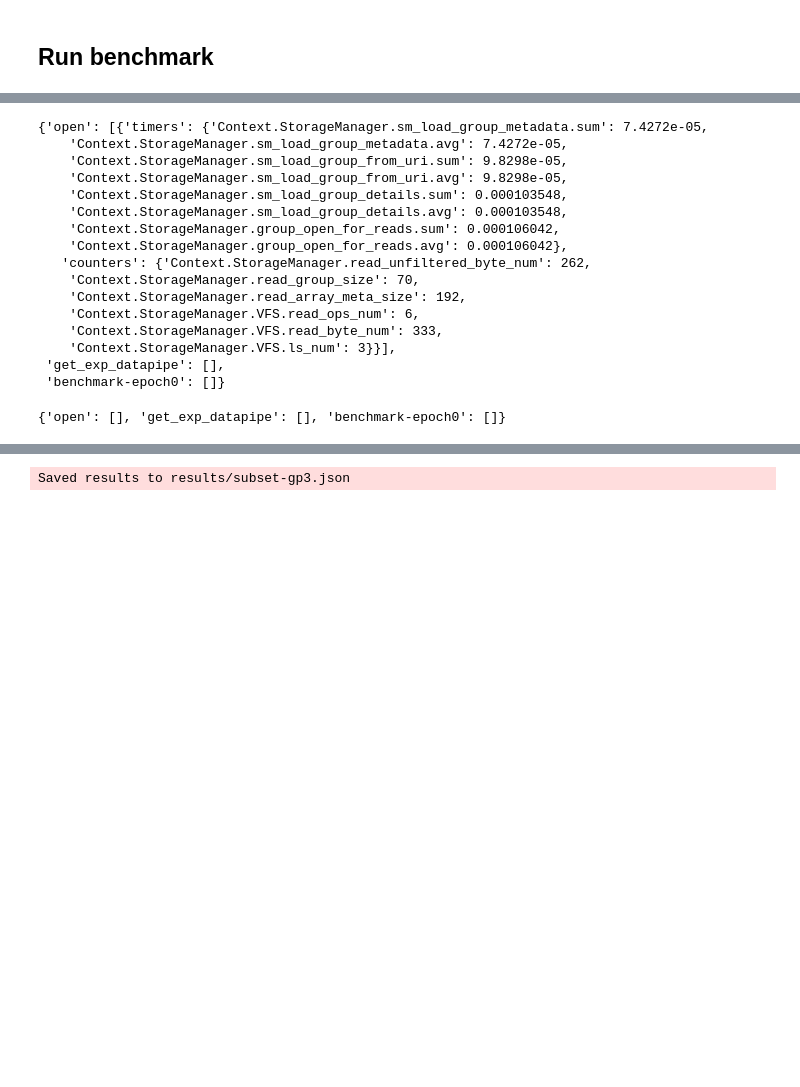
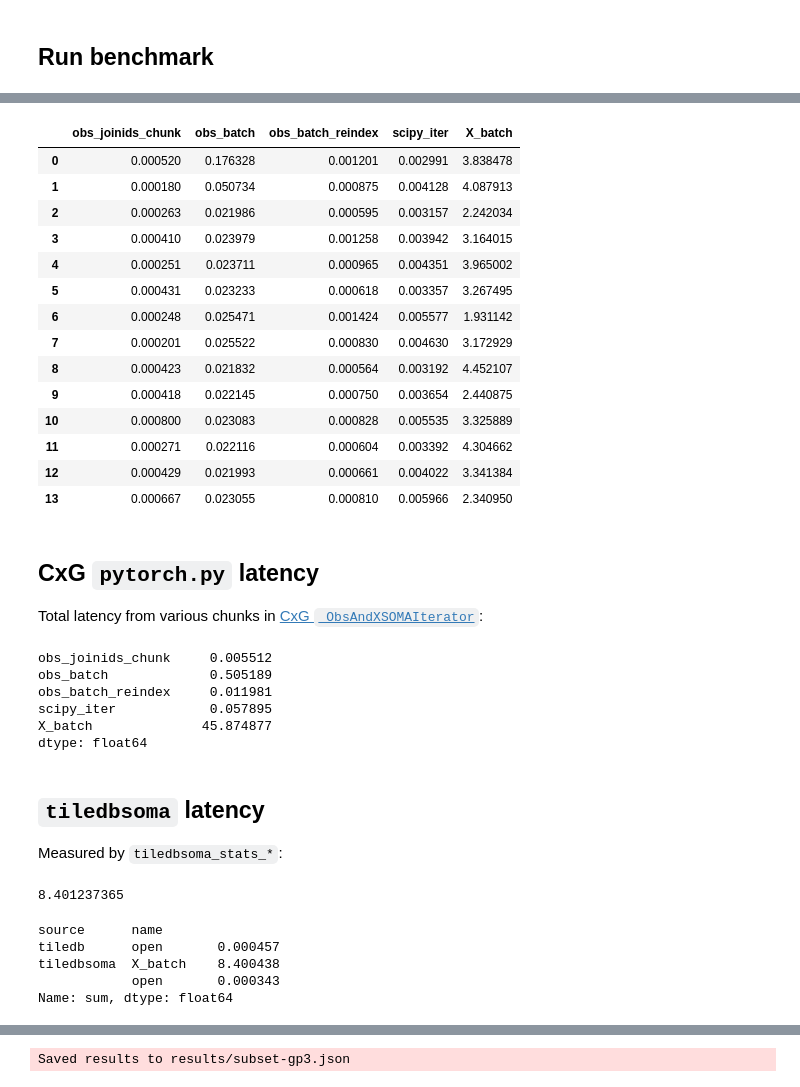
Before and after one commit to TileDB-Inc/arrayloader-benchmarks, a Jupyter notebook: benchmarks/subset-gp3.ipynb, the cells around one changed output, grey strips where cells are left out. Drawn from its saved outputs; the diff is of its cells as text; code cells hidden in the pictures; blank space fills up the shorter version.

```diff
--- a/benchmarks/subset-gp3.ipynb
+++ b/benchmarks/subset-gp3.ipynb
@@ -145,23 +187,48 @@ Wall time: 48.4 s
-# %%
-tdb.stats
-# %% [output]
-{'open': [{'timers': {'Context.StorageManager.sm_load_group_metadata.sum': 7.4272e-05,
-    'Context.StorageManager.sm_load_group_metadata.avg': 7.4272e-05,
-    'Context.StorageManager.sm_load_group_from_uri.sum': 9.8298e-05,
-    'Context.StorageManager.sm_load_group_from_uri.avg': 9.8298e-05,
-    'Context.StorageManager.sm_load_group_details.sum': 0.000103548,
-    'Context.StorageManager.sm_load_group_details.avg': 0.000103548,
-    'Context.StorageManager.group_open_for_reads.sum': 0.000106042,
-    'Context.StorageManager.group_open_for_reads.avg': 0.000106042},
-   'counters': {'Context.StorageManager.read_unfiltered_byte_num': 262,
-    'Context.StorageManager.read_group_size': 70,
-    'Context.StorageManager.read_array_meta_size': 192,
-    'Context.StorageManager.VFS.read_ops_num': 6,
-    'Context.StorageManager.VFS.read_byte_num': 333,
-    'Context.StorageManager.VFS.ls_num': 3}}],
- 'get_exp_datapipe': [],
- 'benchmark-epoch0': []}
-# %%
-tdbs.stats
-# %% [output]
-{'open': [], 'get_exp_datapipe': [], 'benchmark-epoch0': []}
+# %%
+exp_stats = experiment_datapipe.stats()
+checkpoints_df = exp_stats.checkpoints_df()
+checkpoints_df
+# %% [output]
+|  | obs_joinids_chunk | obs_batch | obs_batch_reindex | scipy_iter | X_batch |
+| 0 | 0.000520 | 0.176328 | 0.001201 | 0.002991 | 3.838478 |
+| 1 | 0.000180 | 0.050734 | 0.000875 | 0.004128 | 4.087913 |
+| 2 | 0.000263 | 0.021986 | 0.000595 | 0.003157 | 2.242034 |
+| 3 | 0.000410 | 0.023979 | 0.001258 | 0.003942 | 3.164015 |
+| 4 | 0.000251 | 0.023711 | 0.000965 | 0.004351 | 3.965002 |
+| 5 | 0.000431 | 0.023233 | 0.000618 | 0.003357 | 3.267495 |
+| 6 | 0.000248 | 0.025471 | 0.001424 | 0.005577 | 1.931142 |
+| 7 | 0.000201 | 0.025522 | 0.000830 | 0.004630 | 3.172929 |
+| 8 | 0.000423 | 0.021832 | 0.000564 | 0.003192 | 4.452107 |
+| 9 | 0.000418 | 0.022145 | 0.000750 | 0.003654 | 2.440875 |
+| 10 | 0.000800 | 0.023083 | 0.000828 | 0.005535 | 3.325889 |
+| 11 | 0.000271 | 0.022116 | 0.000604 | 0.003392 | 4.304662 |
+| 12 | 0.000429 | 0.021993 | 0.000661 | 0.004022 | 3.341384 |
+| 13 | 0.000667 | 0.023055 | 0.000810 | 0.005966 | 2.340950 |
+# %% [markdown]
+## CxG `pytorch.py` latency
+Total latency from various chunks in [CxG `_ObsAndXSOMAIterator`](https://github.com/ryan-williams/cellxgene-census/blob/a0fa2449a9f9858edd3befee3c9fb46f84c2cf44/api/python/cellxgene_census/src/cellxgene_census/experimental/ml/pytorch.py#L162-L212):
+# %%
+checkpoints_df.sum()
+# %% [output]
+obs_joinids_chunk     0.005512
+obs_batch             0.505189
+obs_batch_reindex     0.011981
+scipy_iter            0.057895
+X_batch              45.874877
+dtype: float64
+# %% [markdown]
+## `tiledbsoma` latency
+Measured by `tiledbsoma_stats_*`:
+# %%
+timers_df, counters_df = stats.dfs
+timers_df['sum'].sum()
+# %% [output]
+8.401237365
+# %%
+timers_df.groupby(['source', 'name'])['sum'].sum()
+# %% [output]
+source      name
+tiledb      open       0.000457
+tiledbsoma  X_batch    8.400438
+            open       0.000343
+Name: sum, dtype: float64
```
Also changed, not shown: parts of 18 cells of this notebook, 3 other files.
